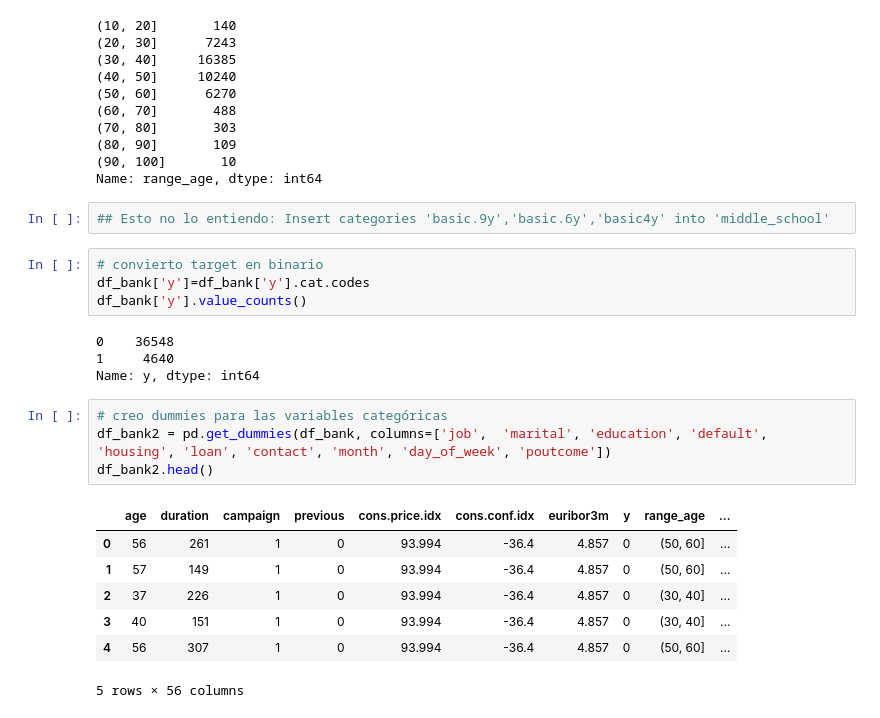
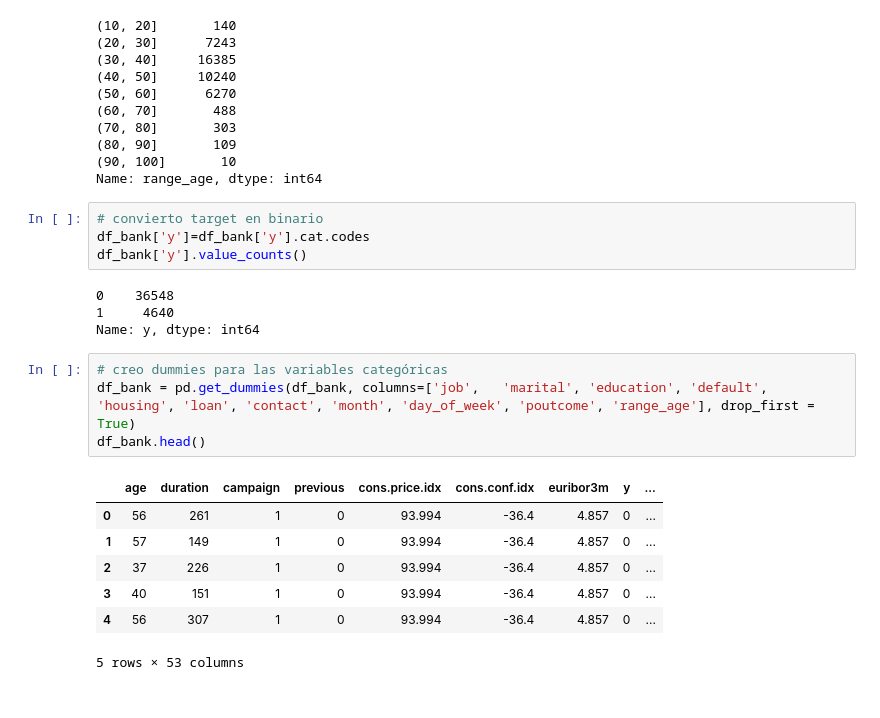
Before and after one commit to RominaGonella/Logistic-Regression-Project-Tutorial, a Jupyter notebook: src/explore.ipynb, the cells around one changed output. Drawn from its saved outputs; the diff is of its cells as text.

```diff
--- a/src/explore.ipynb
+++ b/src/explore.ipynb
@@ -492,8 +498,6 @@ df_bank['range_age'].value_counts(sort=False)
 (80, 90]       109
 (90, 100]       10
 Name: range_age, dtype: int64
-# %%
-## Esto no lo entiendo: Insert categories 'basic.9y','basic.6y','basic4y' into 'middle_school'
 # %%
 # convierto target en binario
 df_bank['y']=df_bank['y'].cat.codes
@@ -504,13 +508,13 @@ df_bank['y'].value_counts()
 Name: y, dtype: int64
 # %%
 # creo dummies para las variables categóricas
-df_bank2 = pd.get_dummies(df_bank, columns=['job',	'marital', 'education', 'default', 'housing', 'loan', 'contact', 'month', 'day_of_week', 'poutcome'])
-df_bank2.head()
+df_bank = pd.get_dummies(df_bank, columns=['job',	'marital', 'education', 'default', 'housing', 'loan', 'contact', 'month', 'day_of_week', 'poutcome', 'range_age'], drop_first = True)
+df_bank.head()
 # %% [output]
-|  | age | duration | campaign | previous | cons.price.idx | cons.conf.idx | euribor3m | y | range_age | ... |
-| 0 | 56 | 261 | 1 | 0 | 93.994 | -36.4 | 4.857 | 0 | (50, 60] | ... |
-| 1 | 57 | 149 | 1 | 0 | 93.994 | -36.4 | 4.857 | 0 | (50, 60] | ... |
-| 2 | 37 | 226 | 1 | 0 | 93.994 | -36.4 | 4.857 | 0 | (30, 40] | ... |
-| 3 | 40 | 151 | 1 | 0 | 93.994 | -36.4 | 4.857 | 0 | (30, 40] | ... |
-| 4 | 56 | 307 | 1 | 0 | 93.994 | -36.4 | 4.857 | 0 | (50, 60] | ... |
+|  | age | duration | campaign | previous | cons.price.idx | cons.conf.idx | euribor3m | y | ... |
+| 0 | 56 | 261 | 1 | 0 | 93.994 | -36.4 | 4.857 | 0 | ... |
+| 1 | 57 | 149 | 1 | 0 | 93.994 | -36.4 | 4.857 | 0 | ... |
+| 2 | 37 | 226 | 1 | 0 | 93.994 | -36.4 | 4.857 | 0 | ... |
+| 3 | 40 | 151 | 1 | 0 | 93.994 | -36.4 | 4.857 | 0 | ... |
+| 4 | 56 | 307 | 1 | 0 | 93.994 | -36.4 | 4.857 | 0 | ... |
-5 rows × 56 columns
+5 rows × 53 columns
```
Also changed, not shown: parts of 19 cells of this notebook, 4 other files.
